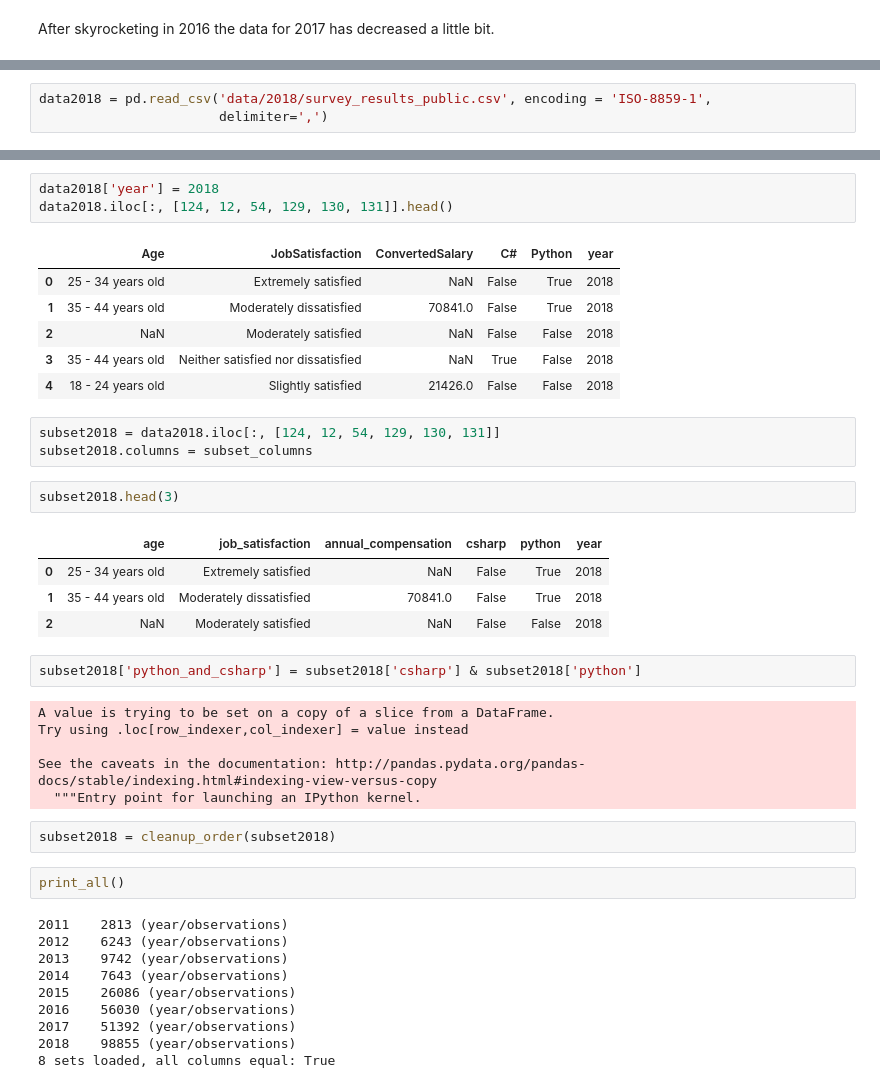
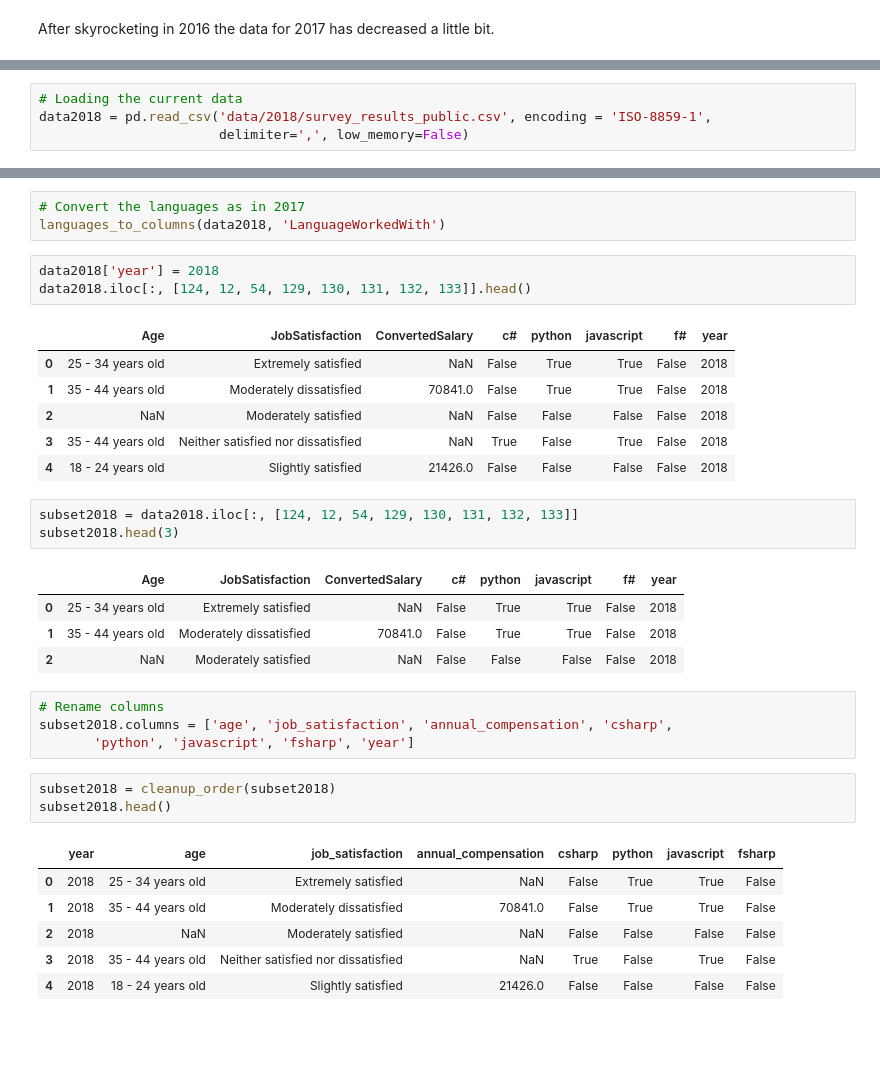
Before and after one commit to huli/the-transparent-coder, a Jupyter notebook: build_combined_data.ipynb, the cells around one changed output, grey strips where cells are left out. Saved outputs shown, nothing was run; the diff lists cells and outputs as text; blank space fills up the shorter version.

Commit message:
Cleaned year 2018

```diff
--- a/build_combined_data.ipynb
+++ b/build_combined_data.ipynb
@@ -567,3 +567,4 @@ After skyrocketing in 2016 the data for 2017 has decreased a little bit.
 # %%
+# Loading the current data
 data2018 = pd.read_csv('data/2018/survey_results_public.csv', encoding = 'ISO-8859-1',
-                       delimiter=',')
+                       delimiter=',', low_memory=False)
@@ -580,42 +580,35 @@ languages_to_columns(data2018, 'LanguageWorkedWith')
+# %%
+# Convert the languages as in 2017
+languages_to_columns(data2018, 'LanguageWorkedWith')
 # %%
 data2018['year'] = 2018
-data2018.iloc[:, [124, 12, 54, 129, 130, 131]].head()
+data2018.iloc[:, [124, 12, 54, 129, 130, 131, 132, 133]].head()
 # %% [output]
-|  | Age | JobSatisfaction | ConvertedSalary | C# | Python | year |
-| 0 | 25 - 34 years old | Extremely satisfied | NaN | False | True | 2018 |
-| 1 | 35 - 44 years old | Moderately dissatisfied | 70841.0 | False | True | 2018 |
-| 2 | NaN | Moderately satisfied | NaN | False | False | 2018 |
-| 3 | 35 - 44 years old | Neither satisfied nor dissatisfied | NaN | True | False | 2018 |
-| 4 | 18 - 24 years old | Slightly satisfied | 21426.0 | False | False | 2018 |
+|  | Age | JobSatisfaction | ConvertedSalary | c# | python | javascript | f# | year |
+| 0 | 25 - 34 years old | Extremely satisfied | NaN | False | True | True | False | 2018 |
+| 1 | 35 - 44 years old | Moderately dissatisfied | 70841.0 | False | True | True | False | 2018 |
+| 2 | NaN | Moderately satisfied | NaN | False | False | False | False | 2018 |
+| 3 | 35 - 44 years old | Neither satisfied nor dissatisfied | NaN | True | False | True | False | 2018 |
+| 4 | 18 - 24 years old | Slightly satisfied | 21426.0 | False | False | False | False | 2018 |
 # %%
-subset2018 = data2018.iloc[:, [124, 12, 54, 129, 130, 131]]
-subset2018.columns = subset_columns
+subset2018 = data2018.iloc[:, [124, 12, 54, 129, 130, 131, 132, 133]]
+subset2018.head(3)
+# %% [output]
+|  | Age | JobSatisfaction | ConvertedSalary | c# | python | javascript | f# | year |
+| 0 | 25 - 34 years old | Extremely satisfied | NaN | False | True | True | False | 2018 |
+| 1 | 35 - 44 years old | Moderately dissatisfied | 70841.0 | False | True | True | False | 2018 |
+| 2 | NaN | Moderately satisfied | NaN | False | False | False | False | 2018 |
+# %%
+# Rename columns
+subset2018.columns = ['age', 'job_satisfaction', 'annual_compensation', 'csharp',
+       'python', 'javascript', 'fsharp', 'year']
 # %%
-subset2018.head(3)
+subset2018 = cleanup_order(subset2018)
+subset2018.head()
 # %% [output]
-|  | age | job_satisfaction | annual_compensation | csharp | python | year |
-| 0 | 25 - 34 years old | Extremely satisfied | NaN | False | True | 2018 |
-| 1 | 35 - 44 years old | Moderately dissatisfied | 70841.0 | False | True | 2018 |
-| 2 | NaN | Moderately satisfied | NaN | False | False | 2018 |
+|  | year | age | job_satisfaction | annual_compensation | csharp | python | javascript | fsharp |
+| 0 | 2018 | 25 - 34 years old | Extremely satisfied | NaN | False | True | True | False |
+| 1 | 2018 | 35 - 44 years old | Moderately dissatisfied | 70841.0 | False | True | True | False |
+| 2 | 2018 | NaN | Moderately satisfied | NaN | False | False | False | False |
+| 3 | 2018 | 35 - 44 years old | Neither satisfied nor dissatisfied | NaN | True | False | True | False |
+| 4 | 2018 | 18 - 24 years old | Slightly satisfied | 21426.0 | False | False | False | False |
-# %%
-subset2018['python_and_csharp'] = subset2018['csharp'] & subset2018['python']
-# %% [output]
-A value is trying to be set on a copy of a slice from a DataFrame.
-Try using .loc[row_indexer,col_indexer] = value instead
-
-See the caveats in the documentation: http://pandas.pydata.org/pandas-docs/stable/indexing.html#indexing-view-versus-copy
-  """Entry point for launching an IPython kernel.
-# %%
-subset2018 = cleanup_order(subset2018)
-# %%
-print_all()
-# %% [output]
-2011    2813 (year/observations)
-2012    6243 (year/observations)
-2013    9742 (year/observations)
-2014    7643 (year/observations)
-2015    26086 (year/observations)
-2016    56030 (year/observations)
-2017    51392 (year/observations)
-2018    98855 (year/observations)
-8 sets loaded, all columns equal: True
```
Also changed, not shown: parts of 12 cells of this notebook.
